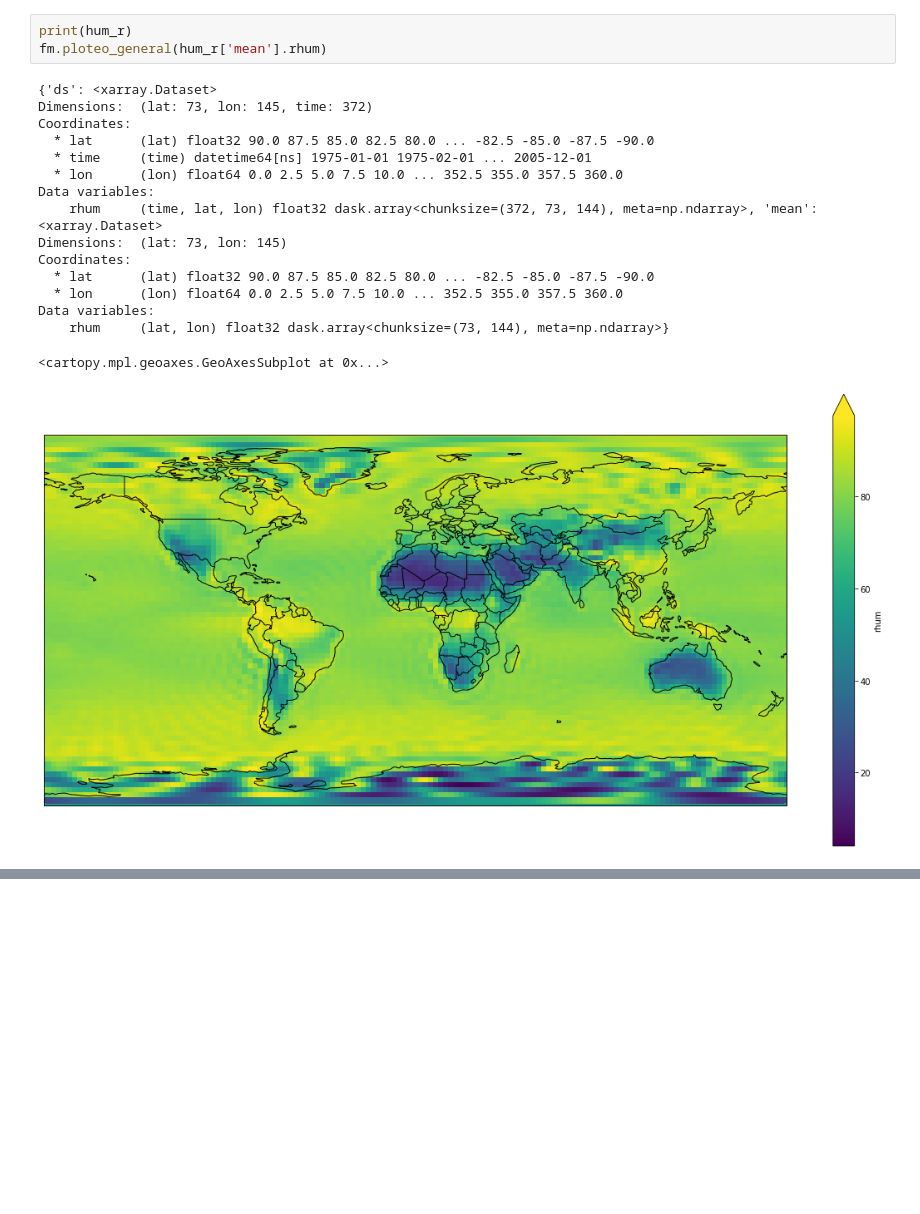
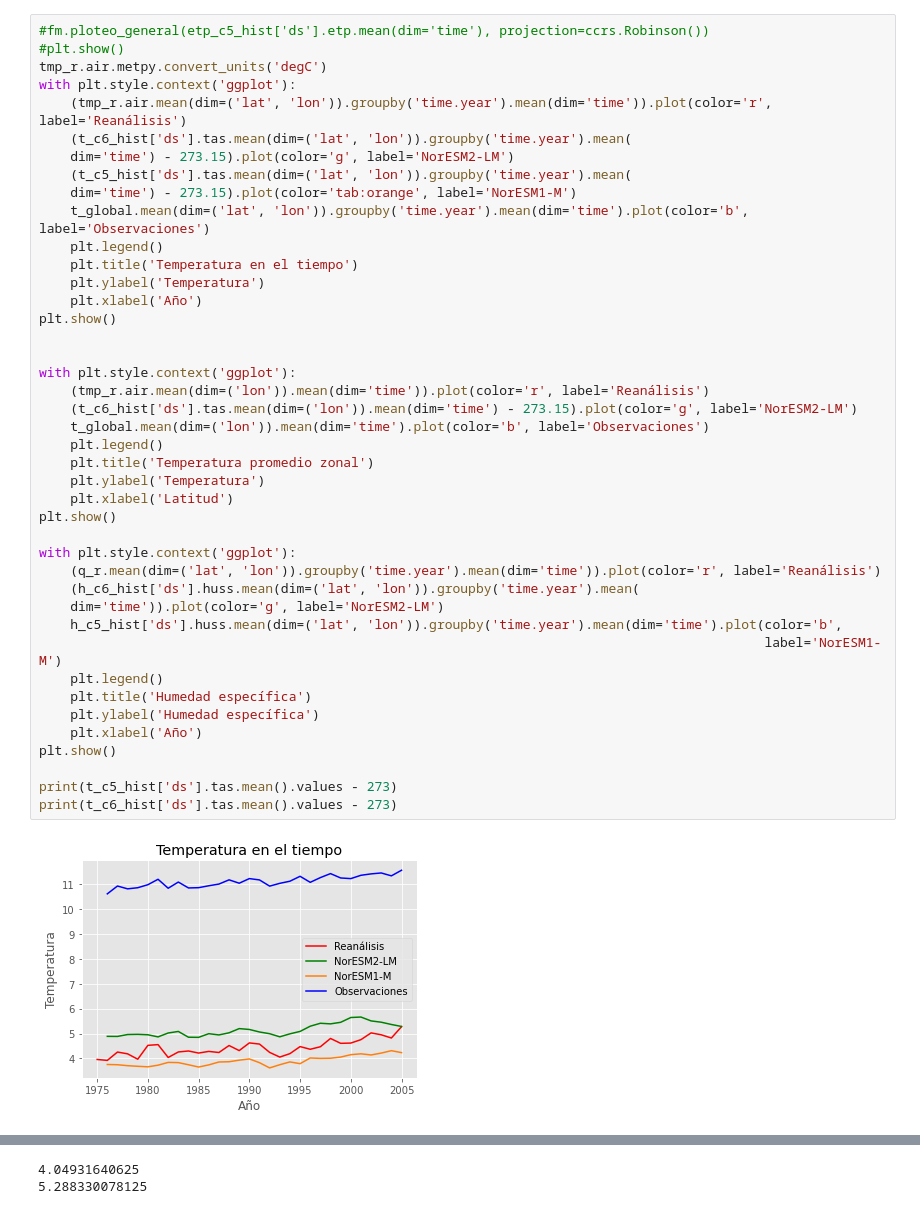
Before and after one commit to blychs/climatologia_fisica, a Jupyter notebook: practica3.ipynb, the cells around one changed output, grey strips where cells are left out. Saved outputs shown, nothing was run; the diff lists cells and outputs as text; blank space fills up the shorter version.

```diff
--- a/practica3.ipynb
+++ b/practica3.ipynb
@@ -57,20 +134,44 @@ h_c6_585_far   = fm.load_file('NorESM2-LM/huss_Amon_NorESM2-LM_ssp585_r1_2070-20
-# %%
-print(hum_r)
-fm.ploteo_general(hum_r['mean'].rhum)
-# %% [output]
-{'ds': <xarray.Dataset>
-Dimensions:  (lat: 73, lon: 145, time: 372)
-Coordinates:
-  * lat      (lat) float32 90.0 87.5 85.0 82.5 80.0 ... -82.5 -85.0 -87.5 -90.0
-  * time     (time) datetime64[ns] 1975-01-01 1975-02-01 ... 2005-12-01
-  * lon      (lon) float64 0.0 2.5 5.0 7.5 10.0 ... 352.5 355.0 357.5 360.0
-Data variables:
-    rhum     (time, lat, lon) float32 dask.array<chunksize=(372, 73, 144), meta=np.ndarray>, 'mean': <xarray.Dataset>
-Dimensions:  (lat: 73, lon: 145)
-Coordinates:
-  * lat      (lat) float32 90.0 87.5 85.0 82.5 80.0 ... -82.5 -85.0 -87.5 -90.0
-  * lon      (lon) float64 0.0 2.5 5.0 7.5 10.0 ... 352.5 355.0 357.5 360.0
-Data variables:
-    rhum     (lat, lon) float32 dask.array<chunksize=(73, 144), meta=np.ndarray>}
-<cartopy.mpl.geoaxes.GeoAxesSubplot at 0x...>
-[figure, removed]
+# %%
+#fm.ploteo_general(etp_c5_hist['ds'].etp.mean(dim='time'), projection=ccrs.Robinson())
+#plt.show()
+tmp_r.air.metpy.convert_units('degC')
+with plt.style.context('ggplot'):
+    (tmp_r.air.mean(dim=('lat', 'lon')).groupby('time.year').mean(dim='time')).plot(color='r', label='Reanálisis')
+    (t_c6_hist['ds'].tas.mean(dim=('lat', 'lon')).groupby('time.year').mean(
+    dim='time') - 273.15).plot(color='g', label='NorESM2-LM')
+    (t_c5_hist['ds'].tas.mean(dim=('lat', 'lon')).groupby('time.year').mean(
+    dim='time') - 273.15).plot(color='tab:orange', label='NorESM1-M')
+    t_global.mean(dim=('lat', 'lon')).groupby('time.year').mean(dim='time').plot(color='b', label='Observaciones')
+    plt.legend()
+    plt.title('Temperatura en el tiempo')
+    plt.ylabel('Temperatura')
+    plt.xlabel('Año')
+plt.show()
+
+
+with plt.style.context('ggplot'):
+    (tmp_r.air.mean(dim=('lon')).mean(dim='time')).plot(color='r', label='Reanálisis')
+    (t_c6_hist['ds'].tas.mean(dim=('lon')).mean(dim='time') - 273.15).plot(color='g', label='NorESM2-LM')
+    t_global.mean(dim=('lon')).mean(dim='time').plot(color='b', label='Observaciones')
+    plt.legend()
+    plt.title('Temperatura promedio zonal')
+    plt.ylabel('Temperatura')
+    plt.xlabel('Latitud')
+plt.show()
+
+with plt.style.context('ggplot'):
+    (q_r.mean(dim=('lat', 'lon')).groupby('time.year').mean(dim='time')).plot(color='r', label='Reanálisis')
+    (h_c6_hist['ds'].huss.mean(dim=('lat', 'lon')).groupby('time.year').mean(
+    dim='time')).plot(color='g', label='NorESM2-LM')
+    h_c5_hist['ds'].huss.mean(dim=('lat', 'lon')).groupby('time.year').mean(dim='time').plot(color='b',
+                                                                                             label='NorESM1-M')
+    plt.legend()
+    plt.title('Humedad específica')
+    plt.ylabel('Humedad específica')
+    plt.xlabel('Año')
+plt.show()
+
+print(t_c5_hist['ds'].tas.mean().values - 273)
+print(t_c6_hist['ds'].tas.mean().values - 273)
+# %% [output]
+[figure, added]
@@ -76,0 +180,2 @@ Data variables:
+4.04931640625
+5.288330078125
```
Also changed, not shown: parts of 12 cells of this notebook.
